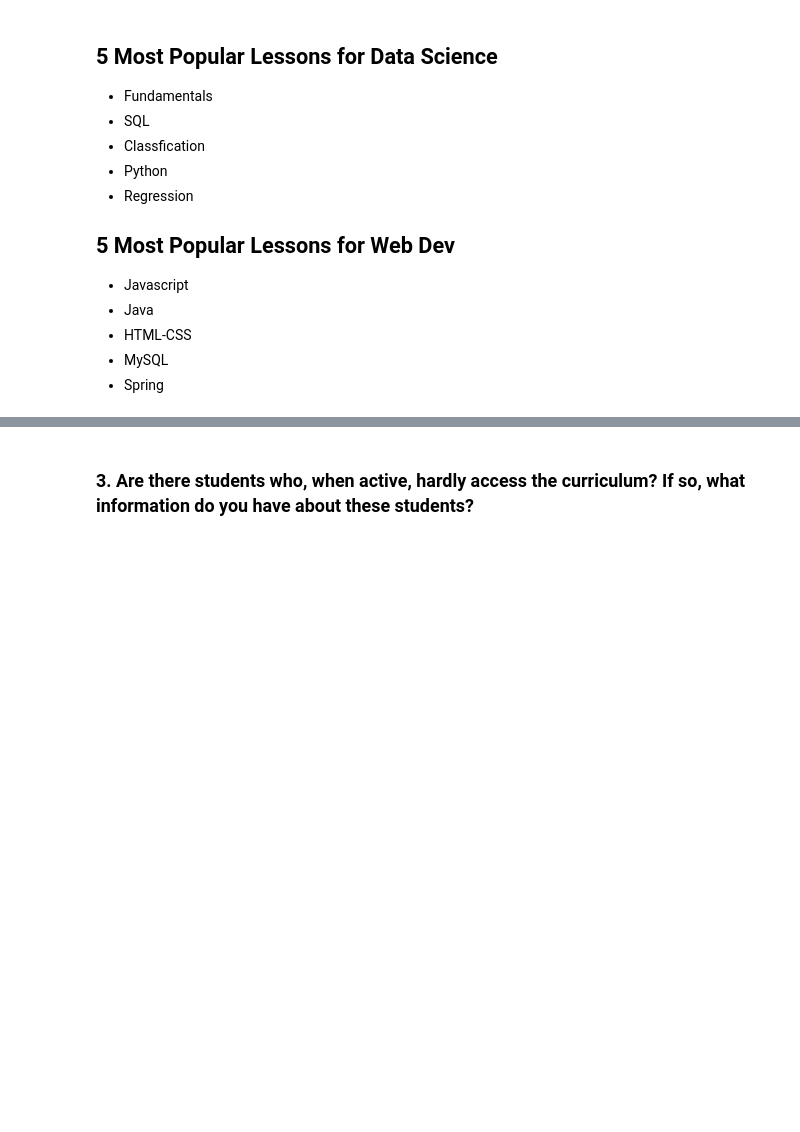
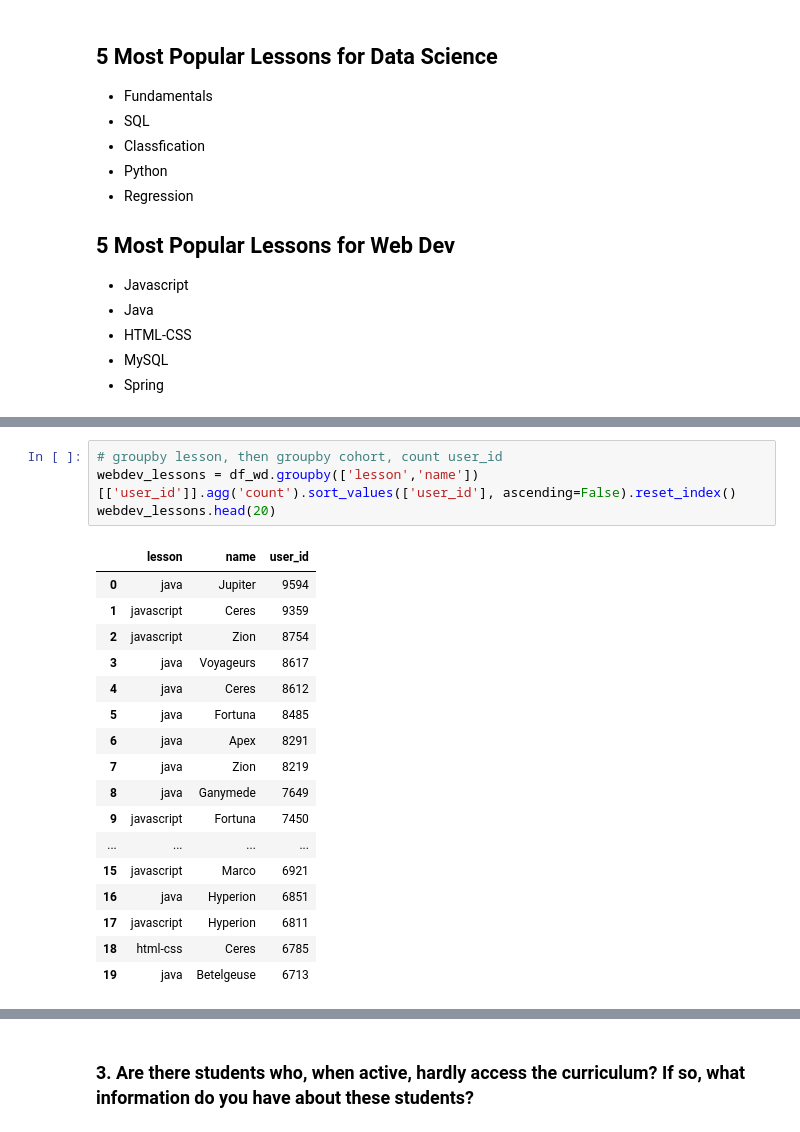
Before and after one commit to daniel-kaniela/anomoly_detection_project, a Jupyter notebook: notebook.ipynb, the cells around one changed output, grey strips where cells are left out. Saved outputs shown, nothing was run; the diff lists cells and outputs as text; blank space fills up the shorter version.

```diff
--- a/notebook.ipynb
+++ b/notebook.ipynb
@@ -128,0 +159,22 @@ df_wd.groupby('lesson')[['user_id']].agg('count').sort_values(by='user_id', asce
+# %%
+# groupby lesson, then groupby cohort, count user_id
+webdev_lessons = df_wd.groupby(['lesson','name'])[['user_id']].agg('count').sort_values(['user_id'], ascending=False).reset_index()
+webdev_lessons.head(20)
+# %% [output]
+|  | lesson | name | user_id |
+| 0 | java | Jupiter | 9594 |
+| 1 | javascript | Ceres | 9359 |
+| 2 | javascript | Zion | 8754 |
+| 3 | java | Voyageurs | 8617 |
+| 4 | java | Ceres | 8612 |
+| 5 | java | Fortuna | 8485 |
+| 6 | java | Apex | 8291 |
+| 7 | java | Zion | 8219 |
+| 8 | java | Ganymede | 7649 |
+| 9 | javascript | Fortuna | 7450 |
+| ... | ... | ... | ... |
+| 15 | javascript | Marco | 6921 |
+| 16 | java | Hyperion | 6851 |
+| 17 | javascript | Hyperion | 6811 |
+| 18 | html-css | Ceres | 6785 |
+| 19 | java | Betelgeuse | 6713 |
```
Also changed, not shown: parts of 36 cells of this notebook.
